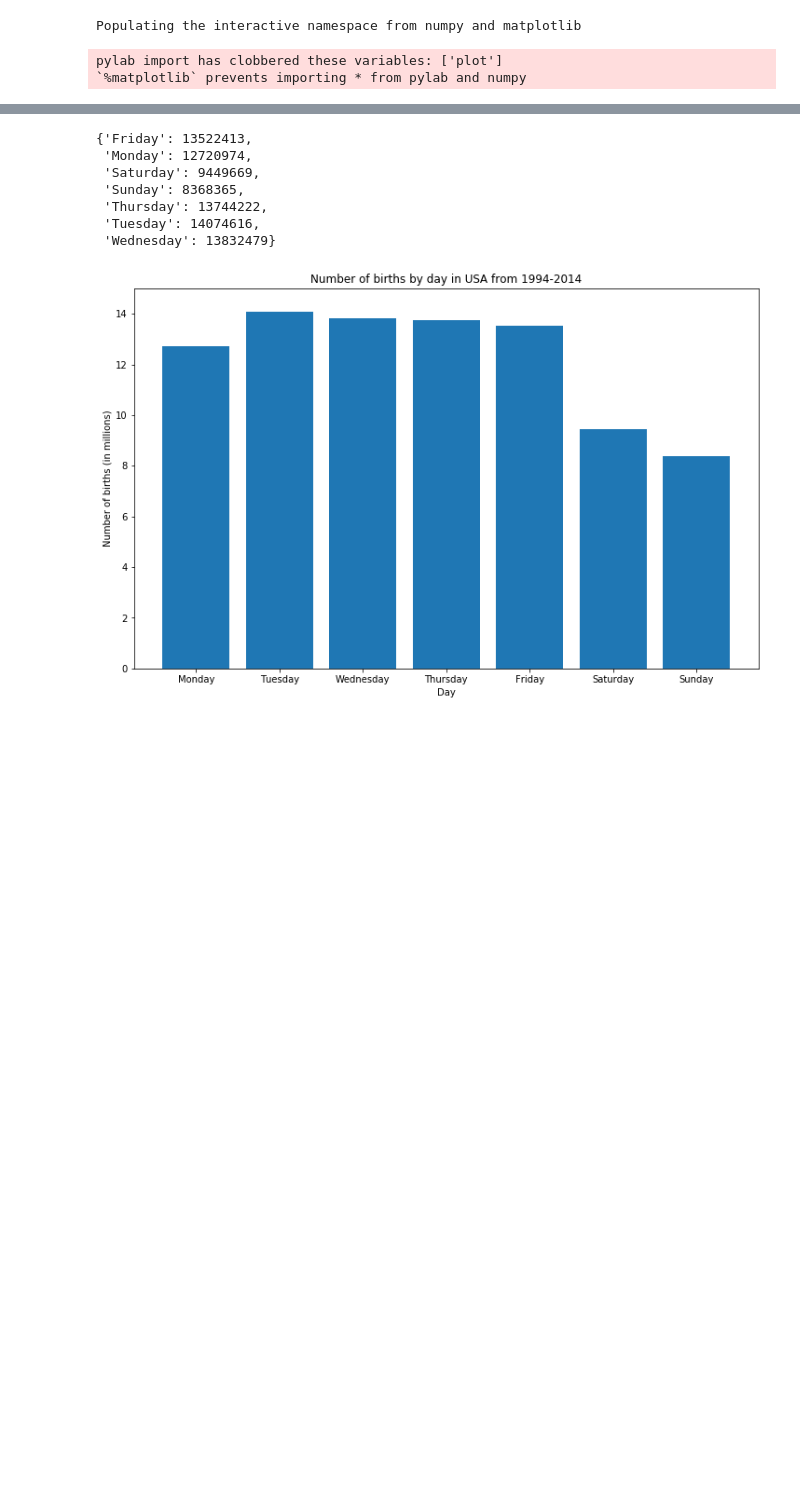
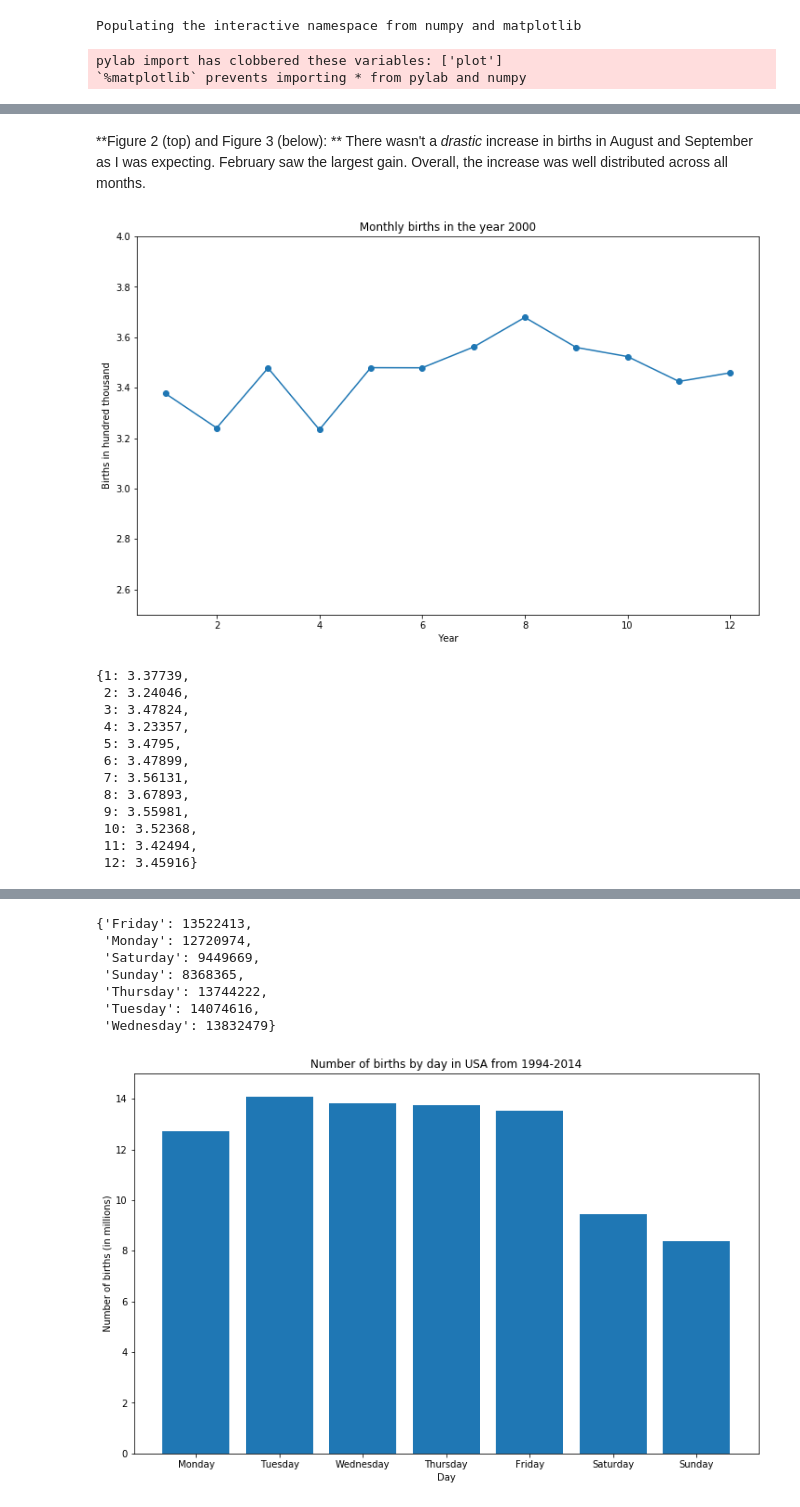
Before and after one commit to vgoel30/births_analysis, a Jupyter notebook: notebook/Births in the USA from 1994-2014.ipynb, the cells around one changed output, grey strips where cells are left out. Drawn from its saved outputs; the diff is of its cells as text; code cells hidden in the pictures; blank space fills up the shorter version.

```diff
--- a/notebook/Births in the USA from 1994-2014.ipynb
+++ b/notebook/Births in the USA from 1994-2014.ipynb
@@ -162,0 +118,18 @@ get_yearly_births(datafile, plot)
+# %% [markdown]
+**Figure 2 (top) and Figure 3 (below): ** There wasn't a *drastic* increase in births in August and September as I was expecting. February saw the largest gain. Overall, the increase was well distributed across all months.
+# %%
+get_year_distribution(datafile, 2000)
+# %% [output]
+[figure, added]
+{1: 3.37739,
+ 2: 3.24046,
+ 3: 3.47824,
+ 4: 3.23357,
+ 5: 3.4795,
+ 6: 3.47899,
+ 7: 3.56131,
+ 8: 3.67893,
+ 9: 3.55981,
+ 10: 3.52368,
+ 11: 3.42494,
+ 12: 3.45916}
```
Also changed, not shown: parts of 21 cells of this notebook, 1 other file.
